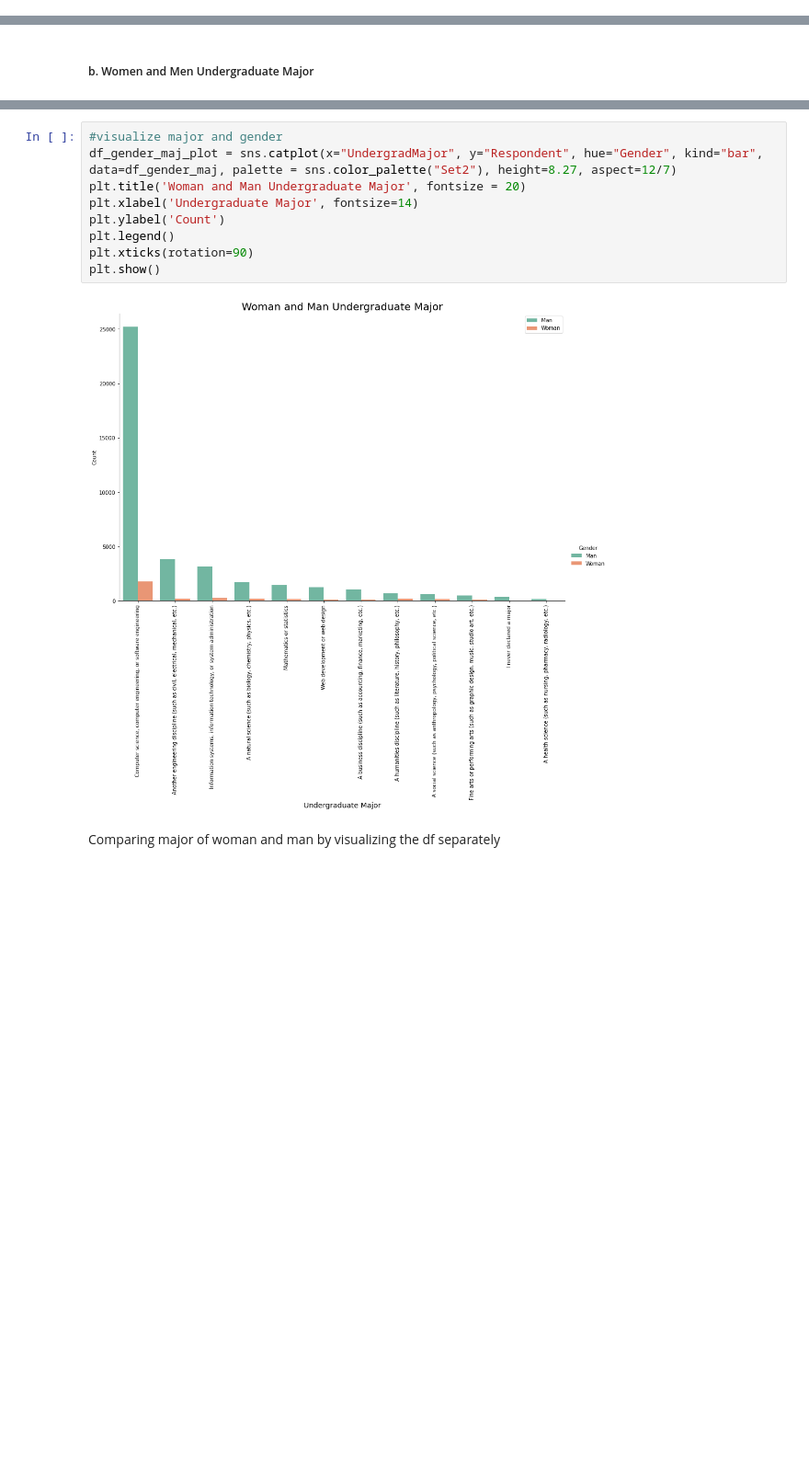
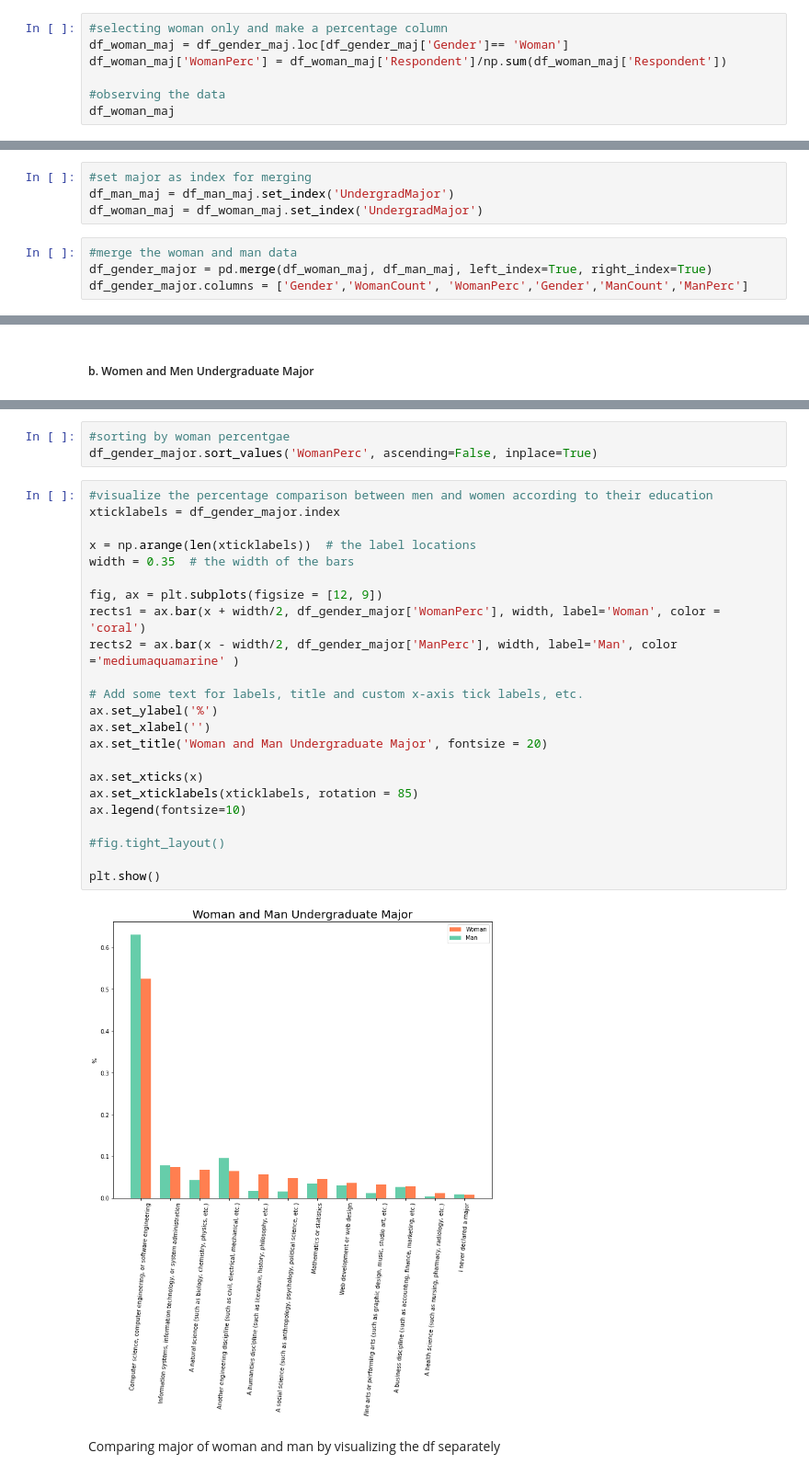
Before and after one commit to WidyaPuspitaloka/StackOverflow_2020_Developer_Survey, a Jupyter notebook: StackOverflow-Developer-Survey-Analysis-2020/StackOverflow2020-Developer-Survey-Analysis.ipynb, the cells around one changed output, grey strips where cells are left out. Shown at 92% size. Saved outputs shown, nothing was run; the diff lists cells and outputs as text; blank space fills up the shorter version.

```diff
--- a/StackOverflow-Developer-Survey-Analysis-2020/StackOverflow2020-Developer-Survey-Analysis.ipynb
+++ b/StackOverflow-Developer-Survey-Analysis-2020/StackOverflow2020-Developer-Survey-Analysis.ipynb
@@ -437,0 +619,7 @@ df_woman_maj = df_gender_maj[df_gender_maj['Gender']== 'Woman']
+# %%
+#selecting woman only and make a percentage column
+df_woman_maj = df_gender_maj.loc[df_gender_maj['Gender']== 'Woman']
+df_woman_maj['WomanPerc'] = df_woman_maj['Respondent']/np.sum(df_woman_maj['Respondent'])
+
+#observing the data
+df_woman_maj
@@ -438,3 +640,11 @@ df_woman_maj = df_gender_maj[df_gender_maj['Gender']== 'Woman']
+# %%
+#set major as index for merging
+df_man_maj = df_man_maj.set_index('UndergradMajor')
+df_woman_maj = df_woman_maj.set_index('UndergradMajor')
+# %%
+#merge the woman and man data
+df_gender_major = pd.merge(df_woman_maj, df_man_maj, left_index=True, right_index=True)
+df_gender_major.columns = ['Gender','WomanCount', 'WomanPerc','Gender','ManCount','ManPerc']
 # %% [markdown]
 ##### c. Age
 # %%
@@ -648,13 +931,30 @@ df_man_maj.sort_values('Respondent', ascending=False, inplace=True)
+# %%
+#sorting by woman percentgae
+df_gender_major.sort_values('WomanPerc', ascending=False, inplace=True)
 # %%
-#visualize major and gender
-df_gender_maj_plot = sns.catplot(x="UndergradMajor", y="Respondent", hue="Gender", kind="bar", data=df_gender_maj, palette = sns.color_palette("Set2"), height=8.27, aspect=12/7)
-plt.title('Woman and Man Undergraduate Major', fontsize = 20)
-plt.xlabel('Undergraduate Major', fontsize=14)
-plt.ylabel('Count')
-plt.legend()
-plt.xticks(rotation=90)
+#visualize the percentage comparison between men and women according to their education
+xticklabels = df_gender_major.index
+
+x = np.arange(len(xticklabels))  # the label locations
+width = 0.35  # the width of the bars
+
+fig, ax = plt.subplots(figsize = [12, 9])
+rects1 = ax.bar(x + width/2, df_gender_major['WomanPerc'], width, label='Woman', color = 'coral')
+rects2 = ax.bar(x - width/2, df_gender_major['ManPerc'], width, label='Man', color ='mediumaquamarine' )
+
+# Add some text for labels, title and custom x-axis tick labels, etc.
+ax.set_ylabel('%')
+ax.set_xlabel('')
+ax.set_title('Woman and Man Undergraduate Major', fontsize = 20)
+
+ax.set_xticks(x)
+ax.set_xticklabels(xticklabels, rotation = 85)
+ax.legend(fontsize=10)
+
+#fig.tight_layout()
+
 plt.show()
 # %% [output]
-[figure, old version]
+[figure, new version]
 # %% [markdown]
 Comparing major of woman and man by visualizing the df separately
```
Also changed, not shown: parts of 102 cells of this notebook.
